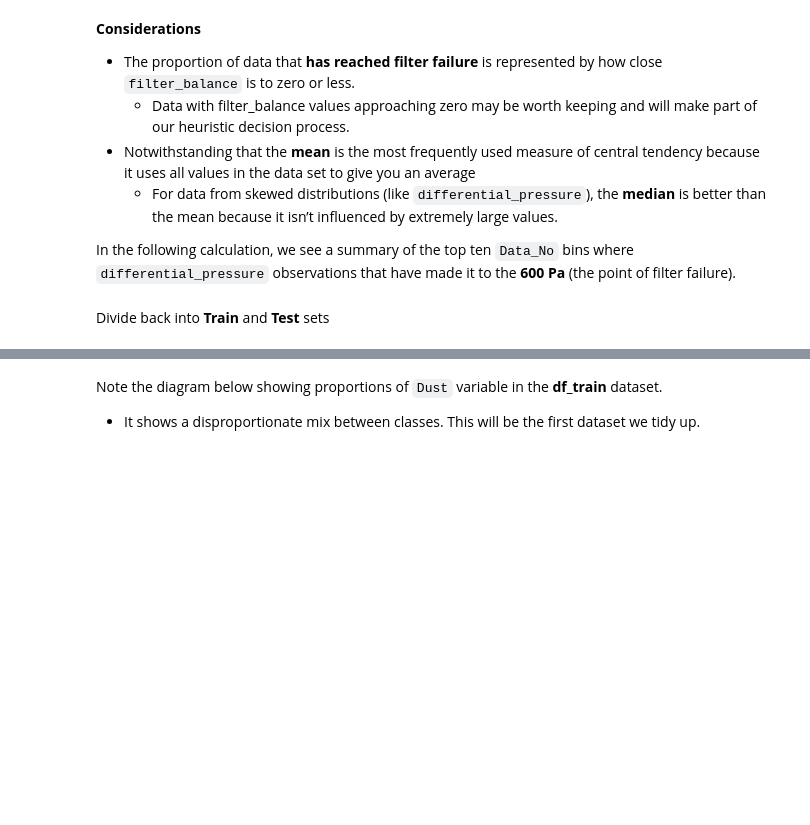
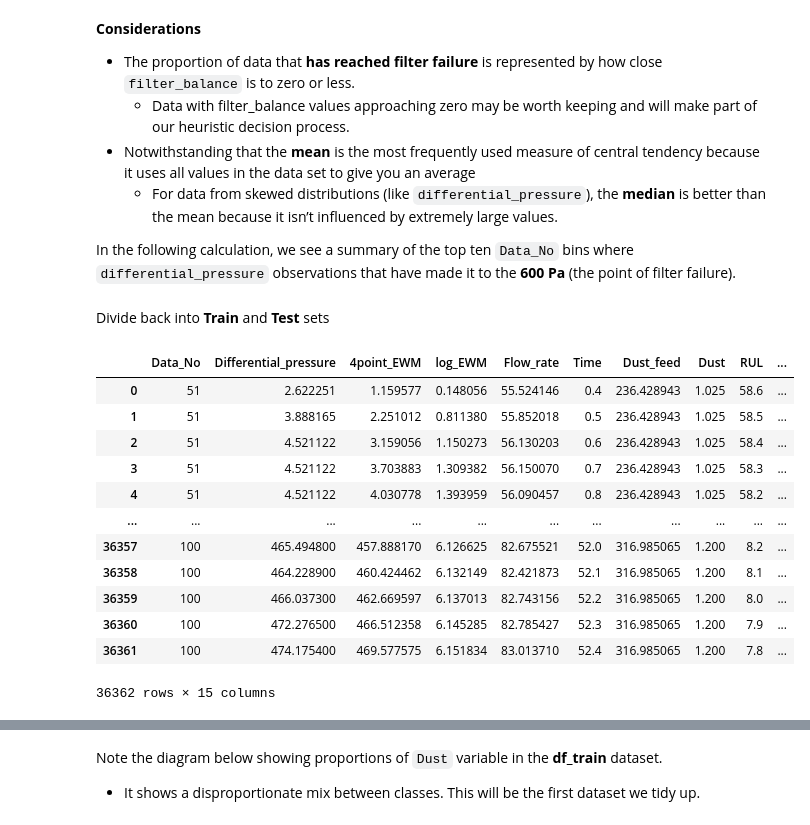
Before and after one commit to roeszler/churnometer, a Jupyter notebook: jupyter_notebooks/03_FeatureEngineering.ipynb, the cells around one changed output, grey strips where cells are left out. Saved outputs shown, nothing was run; the diff lists cells and outputs as text; code cells hidden in the pictures; blank space fills up the shorter version.

```diff
--- a/jupyter_notebooks/03_FeatureEngineering.ipynb
+++ b/jupyter_notebooks/03_FeatureEngineering.ipynb
@@ -521,13 +752,29 @@ In the following calculation, we see a summary of the top ten `Data_No` bins whe
 Divide back into **Train** and **Test** sets
 # %%
 data_no_total = df_total['Data_No'].map(int).round(decimals=0)
-df_total.loc[:, 'Data_No'] = data_no_total
+df_total_copy = df_total.copy()
+df_total_copy.loc[:, 'Data_No'] = data_no_total
+df_total = df_total_copy
 
 n = df_total['Data_No'].iloc[0:len(df_total)]
-df_train = df_total[n < 51].reset_index(drop=True, names='index')
-df_test = df_total[n > 50].reset_index(drop=True, names='index')
+df_train = df_total[n < 51].reset_index(drop=True)
+df_test = df_total[n > 50].reset_index(drop=True)
 del df_train['RUL']
 df_test
+# %% [output]
+|  | Data_No | Differential_pressure | 4point_EWM | log_EWM | Flow_rate | Time | Dust_feed | Dust | RUL | ... |
+| 0 | 51 | 2.622251 | 1.159577 | 0.148056 | 55.524146 | 0.4 | 236.428943 | 1.025 | 58.6 | ... |
+| 1 | 51 | 3.888165 | 2.251012 | 0.811380 | 55.852018 | 0.5 | 236.428943 | 1.025 | 58.5 | ... |
+| 2 | 51 | 4.521122 | 3.159056 | 1.150273 | 56.130203 | 0.6 | 236.428943 | 1.025 | 58.4 | ... |
+| 3 | 51 | 4.521122 | 3.703883 | 1.309382 | 56.150070 | 0.7 | 236.428943 | 1.025 | 58.3 | ... |
+| 4 | 51 | 4.521122 | 4.030778 | 1.393959 | 56.090457 | 0.8 | 236.428943 | 1.025 | 58.2 | ... |
+| ... | ... | ... | ... | ... | ... | ... | ... | ... | ... | ... |
+| 36357 | 100 | 465.494800 | 457.888170 | 6.126625 | 82.675521 | 52.0 | 316.985065 | 1.200 | 8.2 | ... |
+| 36358 | 100 | 464.228900 | 460.424462 | 6.132149 | 82.421873 | 52.1 | 316.985065 | 1.200 | 8.1 | ... |
+| 36359 | 100 | 466.037300 | 462.669597 | 6.137013 | 82.743156 | 52.2 | 316.985065 | 1.200 | 8.0 | ... |
+| 36360 | 100 | 472.276500 | 466.512358 | 6.145285 | 82.785427 | 52.3 | 316.985065 | 1.200 | 7.9 | ... |
+| 36361 | 100 | 474.175400 | 469.577575 | 6.151834 | 83.013710 | 52.4 | 316.985065 | 1.200 | 7.8 | ... |
+36362 rows × 15 columns
 # %%
 last_row_train = df_train[df_train.Data_No != df_train.Data_No.shift(-1)]
 # last_row_descending = last_row_train.sort_values(by='Dust', ascending=True)
```
Also changed, not shown: parts of 61 cells of this notebook, 2 other files.
